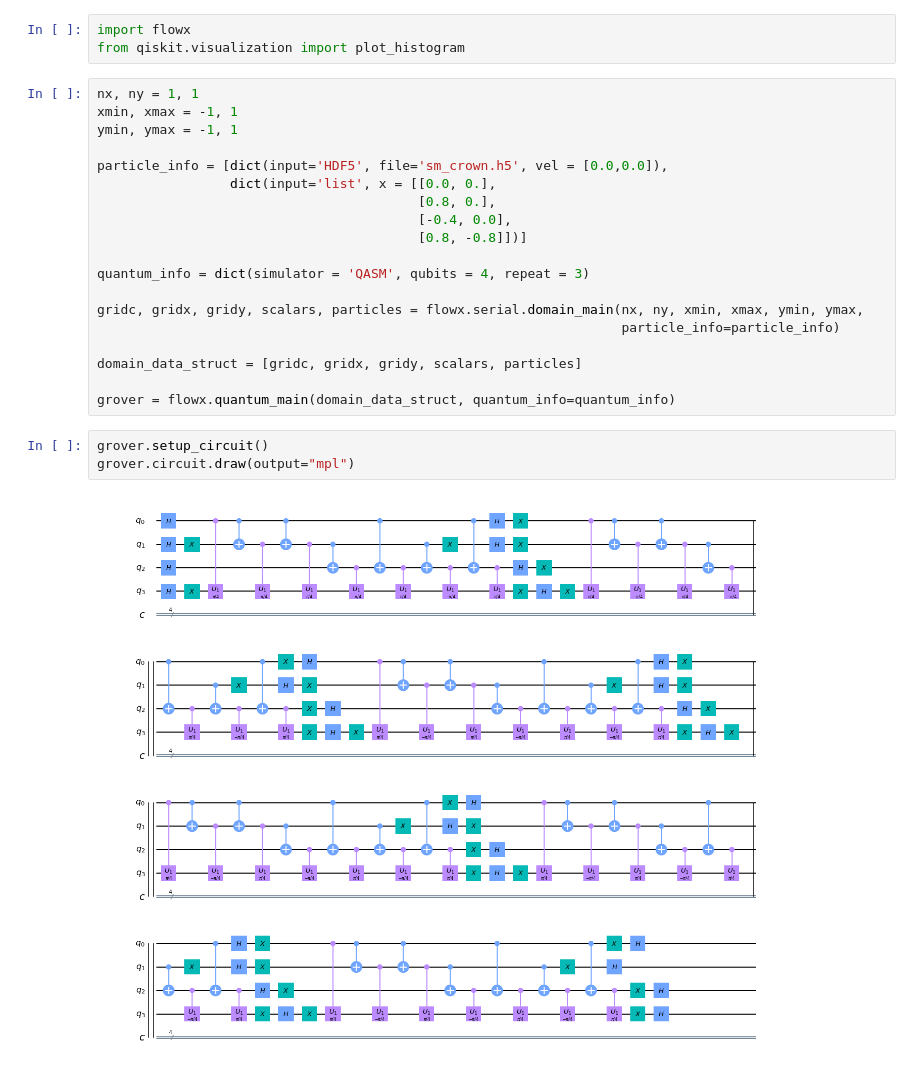
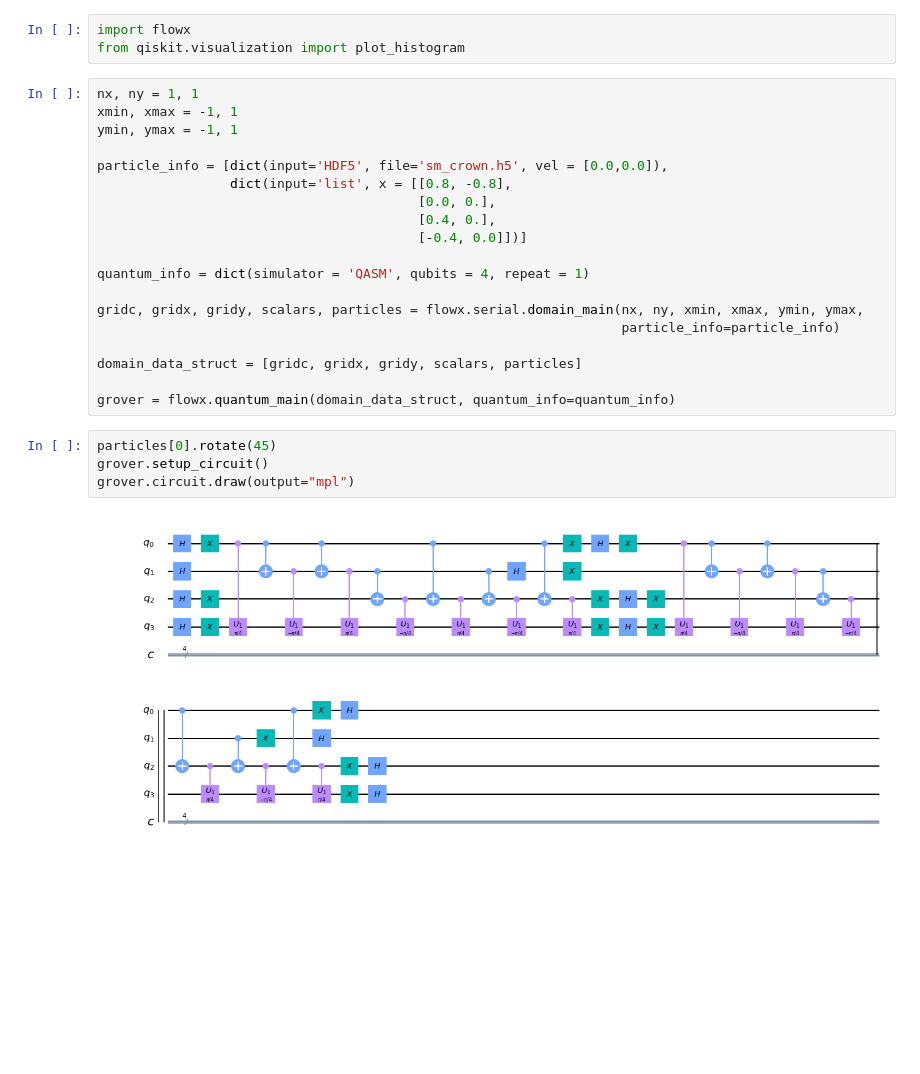
Before and after one commit to akashdhruv/FlowX, a Jupyter notebook: examples/quantum/grovers_mapping/simulation.ipynb, the cells around one changed output. Drawn from its saved outputs; the diff is of its cells as text; blank space fills up the shorter version.

```diff
--- a/examples/quantum/grovers_mapping/simulation.ipynb
+++ b/examples/quantum/grovers_mapping/simulation.ipynb
@@ -7,12 +7,12 @@ xmin, xmax = -1, 1
 ymin, ymax = -1, 1
 
 particle_info = [dict(input='HDF5', file='sm_crown.h5', vel = [0.0,0.0]),
-                 dict(input='list', x = [[0.0, 0.],
-                                         [0.8, 0.],
-                                         [-0.4, 0.0],
-                                         [0.8, -0.8]])]
+                 dict(input='list', x = [[0.8, -0.8],
+                                         [0.0, 0.],
+                                         [0.4, 0.],
+                                         [-0.4, 0.0]])]
 
-quantum_info = dict(simulator = 'QASM', qubits = 4, repeat = 3)
+quantum_info = dict(simulator = 'QASM', qubits = 4, repeat = 1)
 
 gridc, gridx, gridy, scalars, particles = flowx.serial.domain_main(nx, ny, xmin, xmax, ymin, ymax,
                                                                    particle_info=particle_info)
@@ -21,10 +21,11 @@ domain_data_struct = [gridc, gridx, gridy, scalars, particles]
 
 grover = flowx.quantum_main(domain_data_struct, quantum_info=quantum_info)
 # %%
+particles[0].rotate(45)
 grover.setup_circuit()
 grover.circuit.draw(output="mpl")
 # %% [output]
-[figure, old version]
+[figure, new version]
 # %%
 results, answer = grover.run_circuit()
 plot_histogram(answer)
```
Also changed, not shown: parts of 3 cells of this notebook.
